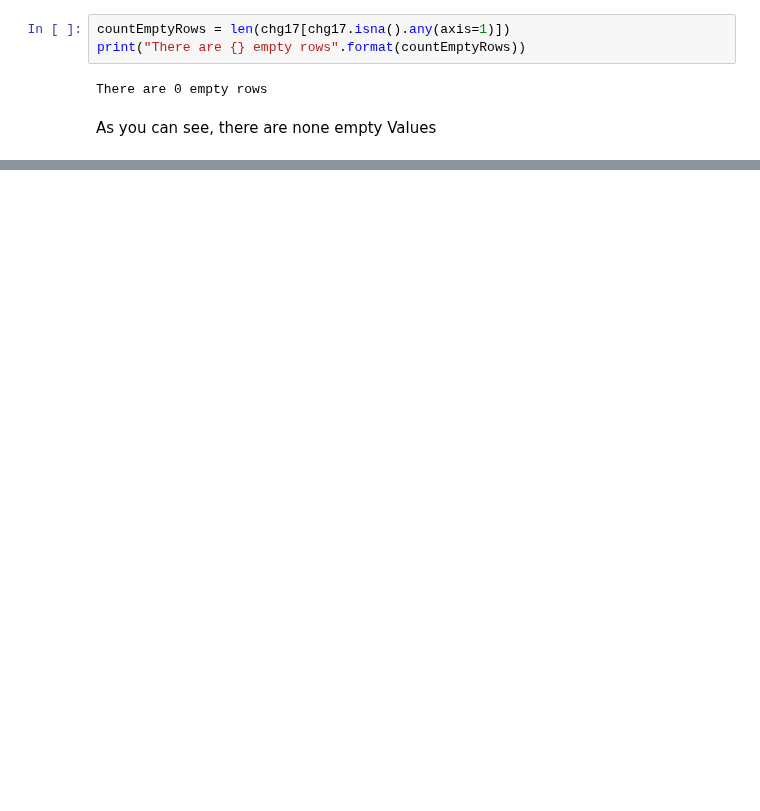
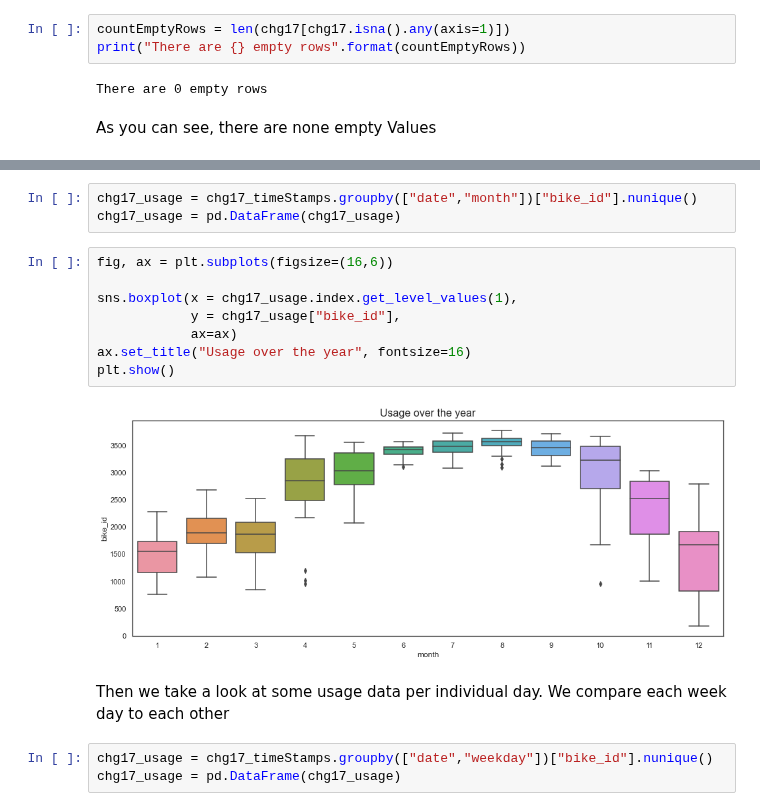
Before and after one commit to NeffIsBack/ThePredictors_DSML_Team_Assignment, a Jupyter notebook: Code_Team_Assignment_Alex.ipynb, the cells around one changed output, grey strips where cells are left out. Drawn from its saved outputs; the diff is of its cells as text; blank space fills up the shorter version.

```diff
--- a/Code_Team_Assignment_Alex.ipynb
+++ b/Code_Team_Assignment_Alex.ipynb
@@ -90,0 +148,18 @@ chg17_timeStamps.head()
+# %%
+chg17_usage = chg17_timeStamps.groupby(["date","month"])["bike_id"].nunique()
+chg17_usage = pd.DataFrame(chg17_usage)
+# %%
+fig, ax = plt.subplots(figsize=(16,6))
+
+sns.boxplot(x = chg17_usage.index.get_level_values(1),
+            y = chg17_usage["bike_id"],
+            ax=ax)
+ax.set_title("Usage over the year", fontsize=16)
+plt.show()
+# %% [output]
+[figure, added]
+# %% [markdown]
+Then we take a look at some usage data per individual day. We compare each week day to each other
+# %%
+chg17_usage = chg17_timeStamps.groupby(["date","weekday"])["bike_id"].nunique()
+chg17_usage = pd.DataFrame(chg17_usage)
```
Also changed, not shown: parts of 26 cells of this notebook.
